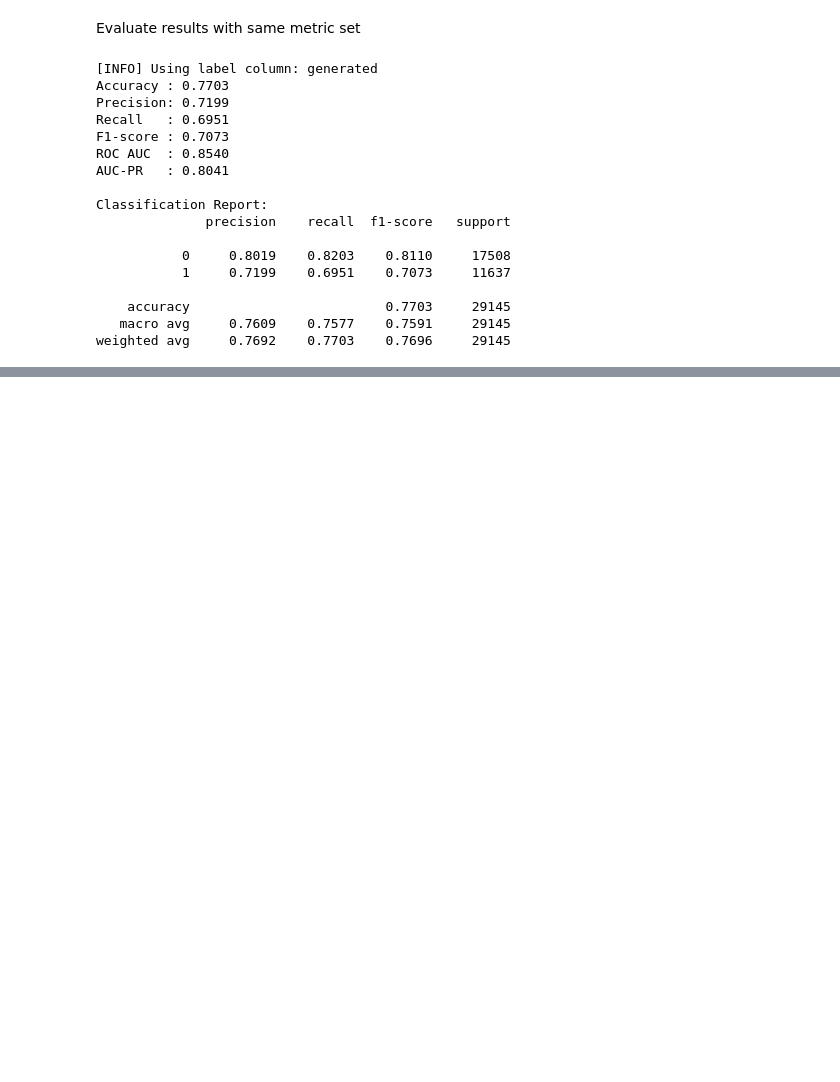
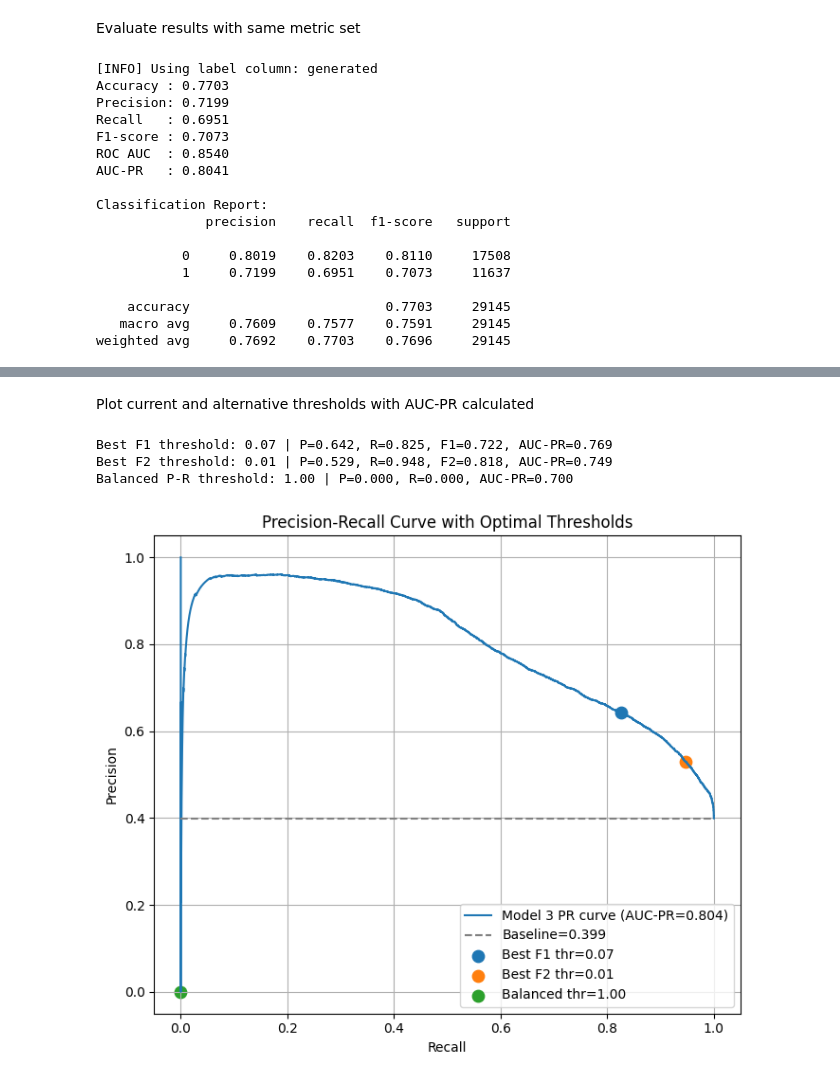
Before and after one commit to melodychengtc/ai-bias-project, a Jupyter notebook: ai-essay-detection.ipynb, the cells around one changed output, grey strips where cells are left out. Drawn from its saved outputs; the diff is of its cells as text; code cells hidden in the pictures; blank space fills up the shorter version.

```diff
--- a/ai-essay-detection.ipynb
+++ b/ai-essay-detection.ipynb
@@ -2795,0 +2883,64 @@ weighted avg     0.7692    0.7703    0.7696     29145
+# %% [markdown]
+Plot current and alternative thresholds with AUC-PR calculated
+# %%
+import numpy as np
+import matplotlib.pyplot as plt
+from sklearn.metrics import precision_score, recall_score, f1_score, auc, precision_recall_curve
+
+# === Assuming you already have ===
+# y_true  -> ground truth labels
+# y_prob  -> predicted probabilities from model 3 (post Platt scaling)
+
+thresholds = np.linspace(0, 1, 101)
+results = []
+
+for thr in thresholds:
+    y_pred_thr = (y_prob >= thr).astype(int)
+    prec = precision_score(y_true, y_pred_thr, zero_division=0)
+    rec = recall_score(y_true, y_pred_thr, zero_division=0)
+    f1 = f1_score(y_true, y_pred_thr, zero_division=0)
+    f2 = (5 * prec * rec) / (4 * prec + rec) if (prec + rec) > 0 else 0
+    # AUC-PR for this threshold (binary predictions)
+    prec_curve, rec_curve, _ = precision_recall_curve(y_true, y_pred_thr)
+    auc_pr = auc(rec_curve, prec_curve)
+    results.append((thr, prec, rec, f1, f2, auc_pr))
+
+results = np.array(results)
+
+# Find best thresholds
+best_f1_idx = results[:, 3].argmax()
+best_f2_idx = results[:, 4].argmax()
+balance_idx = np.argmin(np.abs(results[:, 1] - results[:, 2]))
+
+best_f1 = results[best_f1_idx]
+best_f2 = results[best_f2_idx]
+best_balance = results[balance_idx]
+
+print(f"Best F1 threshold: {best_f1[0]:.2f} | P={best_f1[1]:.3f}, R={best_f1[2]:.3f}, F1={best_f1[3]:.3f}, AUC-PR={best_f1[5]:.3f}")
+print(f"Best F2 threshold: {best_f2[0]:.2f} | P={best_f2[1]:.3f}, R={best_f2[2]:.3f}, F2={best_f2[4]:.3f}, AUC-PR={best_f2[5]:.3f}")
+print(f"Balanced P-R threshold: {best_balance[0]:.2f} | P={best_balance[1]:.3f}, R={best_balance[2]:.3f}, AUC-PR={best_balance[5]:.3f}")
+
+# === Plot PR curve with optimal points ===
+prec_curve, rec_curve, _ = precision_recall_curve(y_true, y_prob)
+auc_pr_model = auc(rec_curve, prec_curve)
+
+plt.figure(figsize=(7, 6))
+plt.plot(rec_curve, prec_curve, label=f"Model 3 PR curve (AUC-PR={auc_pr_model:.3f})")
+plt.hlines(y=np.mean(y_true), xmin=0, xmax=1, colors="gray", linestyles="--", label=f"Baseline={np.mean(y_true):.3f}")
+
+# Mark thresholds
+for label, point in [("Best F1", best_f1), ("Best F2", best_f2), ("Balanced", best_balance)]:
+    plt.scatter(point[2], point[1], s=80, label=f"{label} thr={point[0]:.2f}")
+
+plt.xlabel("Recall")
+plt.ylabel("Precision")
+plt.title("Precision-Recall Curve with Optimal Thresholds")
+plt.legend()
+plt.grid(True)
+plt.tight_layout()
+plt.show()
+# %% [output]
+Best F1 threshold: 0.07 | P=0.642, R=0.825, F1=0.722, AUC-PR=0.769
+Best F2 threshold: 0.01 | P=0.529, R=0.948, F2=0.818, AUC-PR=0.749
+Balanced P-R threshold: 1.00 | P=0.000, R=0.000, AUC-PR=0.700
+[figure, added]
```
Also changed, not shown: parts of 3 cells of this notebook.
